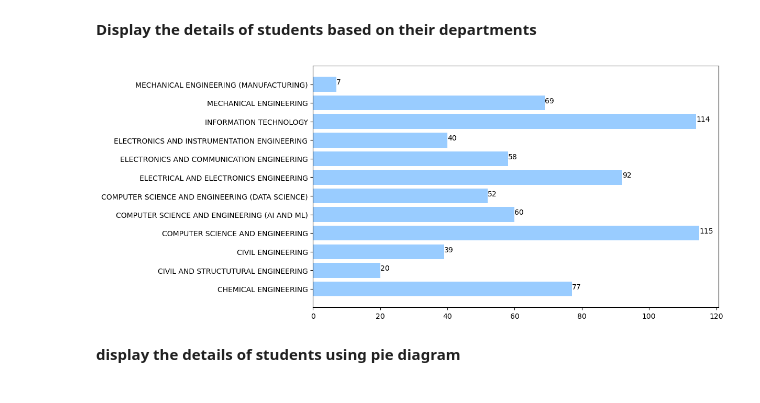
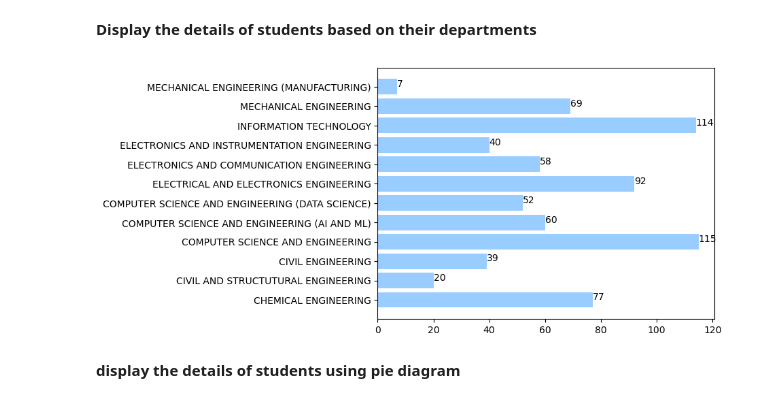
Before and after one commit to Rajadurai2/fun-programs-, a Jupyter notebook: AU.ipynb, the cells around one changed output. Cells and saved outputs as stored; diff of their text form; code cells hidden in the pictures.

```diff
--- a/AU.ipynb
+++ b/AU.ipynb
@@ -18,7 +18,7 @@ header = {
   "X-Requested-With": "XMLHttpRequest"
 }
 r = requests.get(url,headers=header)
-dfs = pd.read_html(r.text)
+dfs = pd.read_html(r.text,match="SPL")
 #print(len(dfs))
 df=dfs[0]
 df["rounds"]="Nan"
@@ -92,14 +84,13 @@ final.loc[final["Branch"].str.contains("ARTIFICIAL"),"Branch"]="COMPUTER SCIENCE
 # %%
 #student strength dep wise
 df_dep=final.groupby(["Branch"]).size().reset_index(name="dep")
 x=df_dep["Branch"]
 y=df_dep["dep"]
-plt.figure(figsize = (10,6))
 plt.barh(x,y,color="#99ccff")
 for index, value in enumerate(y):
     plt.text(value, index,str(value))
 plt.show()
 # %% [output]
-[figure, old version]
+[figure, new version]
 # %% [markdown]
 <b>display the details of students using pie diagram</b>
```
Also changed, not shown: parts of 7 cells of this notebook.
